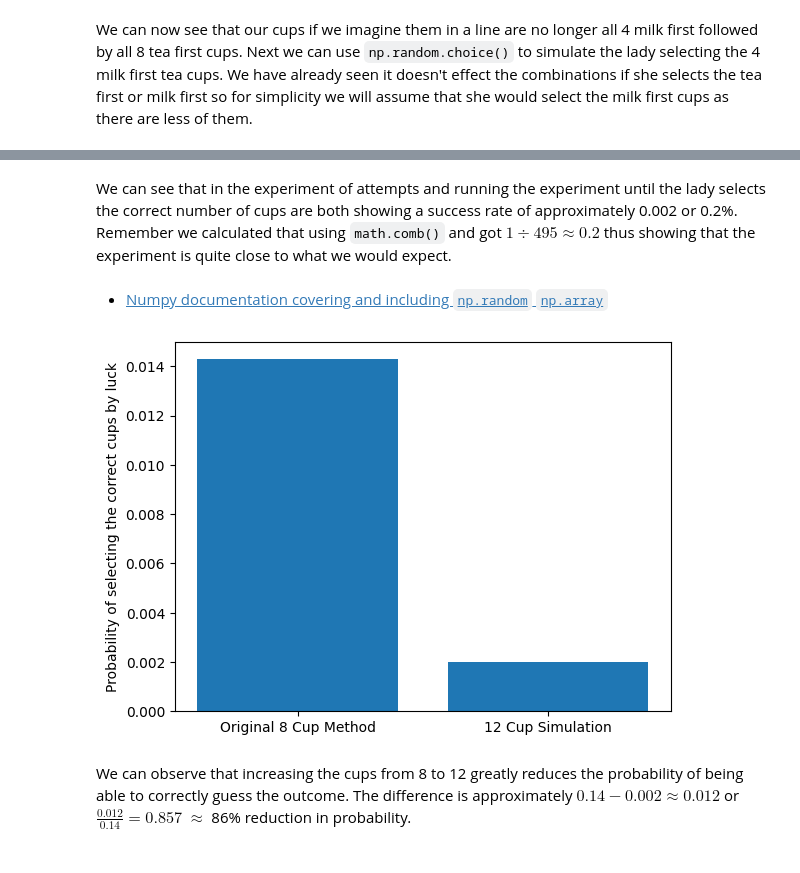
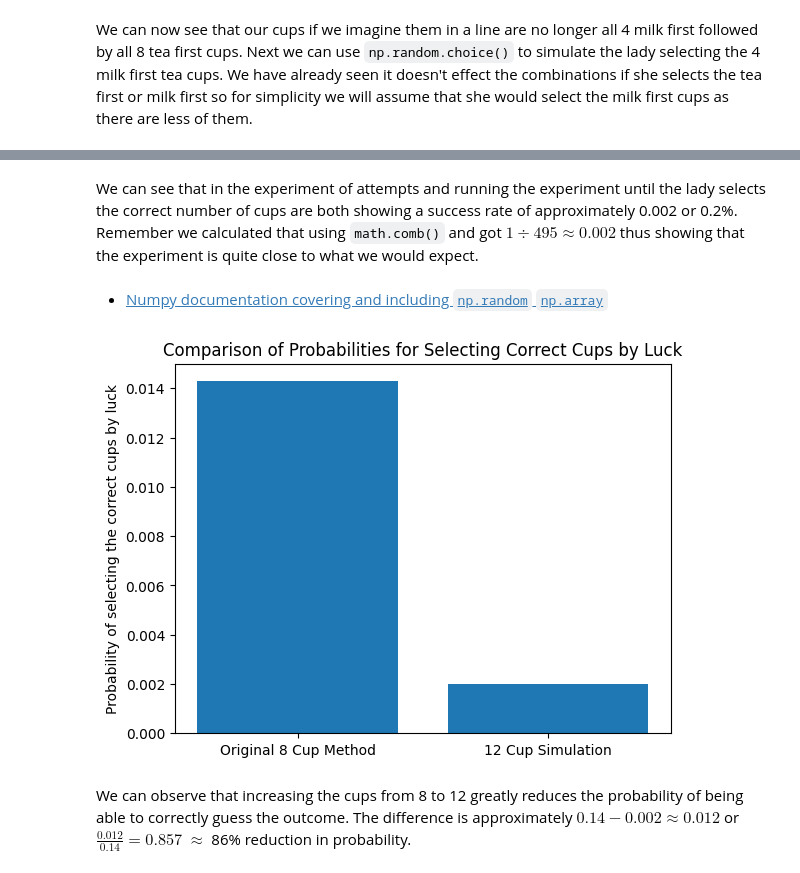
Before and after one commit to AndreHoarau/applied-statistics-assessment, a Jupyter notebook: problems.ipynb, the cells around one changed output, grey strips where cells are left out. Saved outputs shown, nothing was run; the diff lists cells and outputs as text; code cells hidden in the pictures.

```diff
--- a/problems.ipynb
+++ b/problems.ipynb
@@ -196,15 +207,20 @@ attempts_needed, success_rate_experimental
 # %% [markdown]
-We can see that in the experiment of attempts and running the experiment until the lady selects the correct number of cups are both showing a success rate of approximately 0.002 or 0.2%. Remember we calculated that using `math.comb()` and got $1 \div 495 \approx 0.2 %$ thus showing that the experiment is quite close to what we would expect.
+We can see that in the experiment of attempts and running the experiment until the lady selects the correct number of cups are both showing a success rate of approximately 0.002 or 0.2%. Remember we calculated that using `math.comb()` and got $1 \div 495 \approx 0.002 %$ thus showing that the experiment is quite close to what we would expect.
 # %% [markdown]
 - [Numpy documentation covering and including `np.random` `np.array`](https://numpy.org/doc/2.1/reference/module_structure.html)
 # %%
+# Visualizing the probabilities of selecting the correct cups by luck for both methods.
+# Defining the x and y values for the bar chart.
 x_values = ['Original 8 Cup Method', '12 Cup Simulation']
 y_vlaues = [1/70, 1/495]
+# Creating the bar chart.
 plt.bar(x_values, y_vlaues)
+# Adding labels and title to the chart.
 plt.ylabel('Probability of selecting the correct cups by luck')
+plt.title('Comparison of Probabilities for Selecting Correct Cups by Luck')
 plt.show()
 # %% [output]
-[figure, old version]
+[figure, new version]
 # %% [markdown]
 We can observe that increasing the cups from 8 to 12 greatly reduces the probability of being able to correctly guess the outcome.
 The difference is approximately $0.14-0.002 \approx 0.012$ or $\frac{0.012}{0.14} = 0.857$ $\approx$ 86%  reduction in probability.
```
Also changed, not shown: parts of 23 cells of this notebook.
